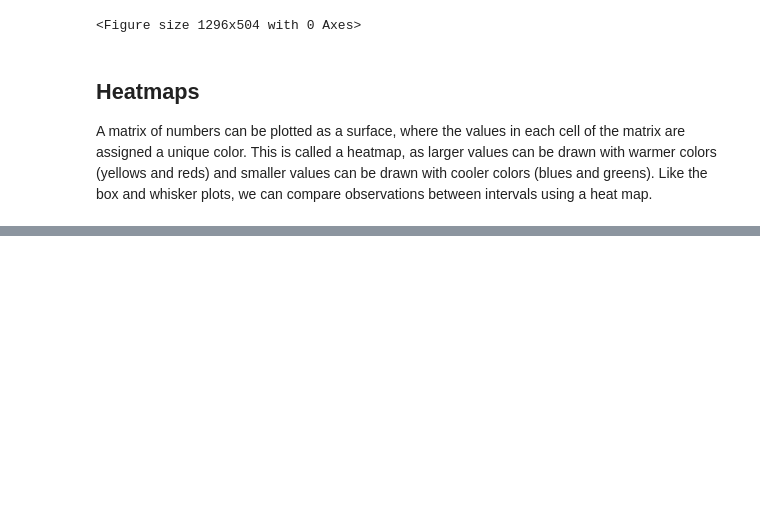
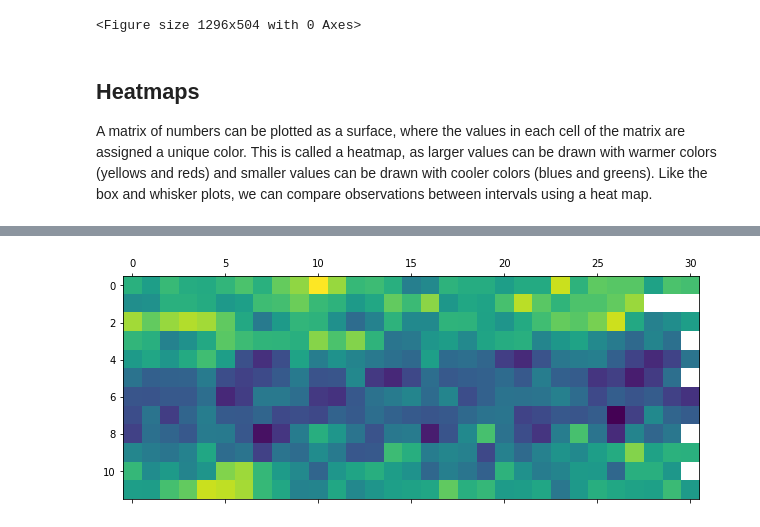
Before and after one commit to harvinder676/time-series-analysis-and-forecasting, a Jupyter notebook: Data_visualization.ipynb, the cells around one changed output, grey strips where cells are left out. Saved outputs shown, nothing was run; the diff lists cells and outputs as text; code cells hidden in the pictures; blank space fills up the shorter version.

```diff
--- a/Data_visualization.ipynb
+++ b/Data_visualization.ipynb
@@ -140,0 +143,19 @@ pyplot.show()
+# %%
+# create a heat map of monthly data
+from pandas import read_csv
+from pandas import DataFrame
+from pandas import Grouper
+from matplotlib import pyplot
+from pandas import concat
+series = read_csv('daily-minimum-temperatures.csv', header=0, index_col=0,
+parse_dates=True, squeeze=True)
+one_year = series['1990']
+groups = one_year.groupby(Grouper(freq='M'))
+months = concat([DataFrame(x[1].values) for x in groups], axis=1)
+months = DataFrame(months)
+months.columns = range(1,13)
+months=months.T
+pyplot.matshow(months, interpolation=None, aspect='auto')
+pyplot.show()
+# %% [output]
+[figure, added]
```
Also changed, not shown: parts of 9 cells of this notebook, 4 other files.
